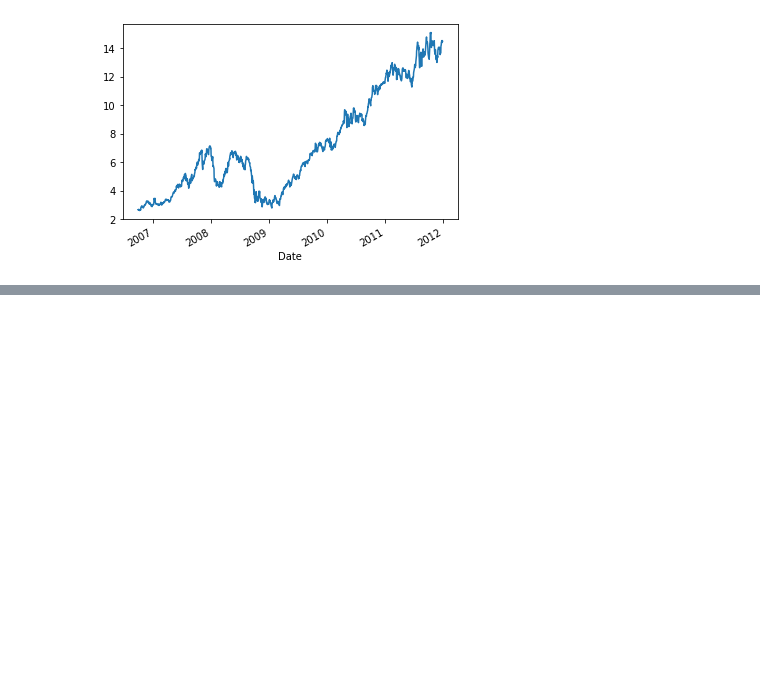
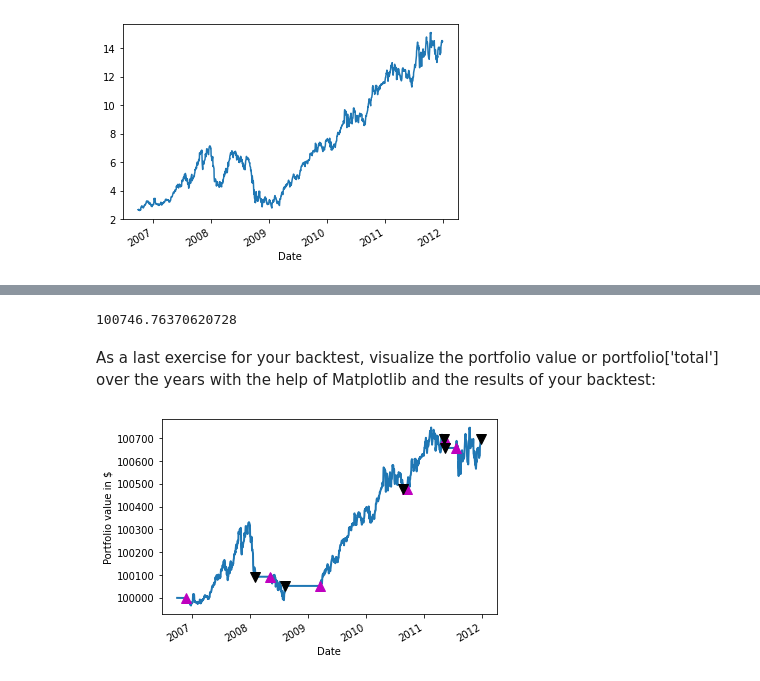
Before and after one commit to aditya172926/Bots, a Jupyter notebook: TradBot.ipynb, the cells around one changed output, grey strips where cells are left out. Saved outputs shown, nothing was run; the diff lists cells and outputs as text; code cells hidden in the pictures; blank space fills up the shorter version.

Commit message:
backtesting

```diff
--- a/TradBot.ipynb
+++ b/TradBot.ipynb
@@ -1003,0 +1059,29 @@ Now that we have our trading strategy at hand, it's a good idea to also backtest
+# %%
+# Set the initial capital
+initial_capital = float(100000.0)
+
+# create a dataframe 'positions'
+positions = pd.DataFrame(index=signals.index).fillna(0.0)
+
+# buy a 100 shares
+positions['AAPL'] = 100*signals['signal']
+
+# Initialize the portfolio with value owned
+portfolio = positions.mul(aapl['Adj Close'], axis=0)
+
+# store the difference in shares wened
+pos_diff = positions.diff()
+
+#Add holdings to portfolio
+portfolio['holdings'] = (positions.mul(aapl['Adj Close'], axis=0)).sum(axis=1)
+
+# add cash to portfolio
+portfolio['cash'] = initial_capital - (pos_diff.mul(aapl['Adj Close'], axis=0)).sum(axis=1).cumsum()
+
+# add total to portfolio
+portfolio['total'] = portfolio['cash'] + portfolio['holdings']
+
+# add returns to portfolio
+portfolio['returns'] = portfolio['total'].pct_change()
+
+print(portfolio.head())
@@ -1003,0 +1106,23 @@ Now that we have our trading strategy at hand, it's a good idea to also backtest
+# %%
+portfolio['total'].max()
+# %% [output]
+100746.76370620728
+# %% [markdown]
+As a last exercise for your backtest, visualize the portfolio value or portfolio['total'] over the years with the help of Matplotlib and the results of your backtest:
+# %%
+fig = plt.figure()
+ax1 = fig.add_subplot(111, ylabel='Portfolio value in $')
+
+# Plot the equity curve in dollars
+portfolio['total'].plot(ax=ax1, lw=2.)
+
+ax1.plot(portfolio.loc[signals.positions == 1.0].index,
+        portfolio.total[signals.positions == 1.0], '^',
+        markersize=10, color='m')
+ax1.plot(portfolio.loc[signals.positions == -1.0].index,
+        portfolio.total[signals.positions == -1.0], 'v',
+        markersize=10, color='k')
+
+plt.show()
+# %% [output]
+[figure, added]
```
Also changed, not shown: parts of 7 cells of this notebook, 2 other files.
